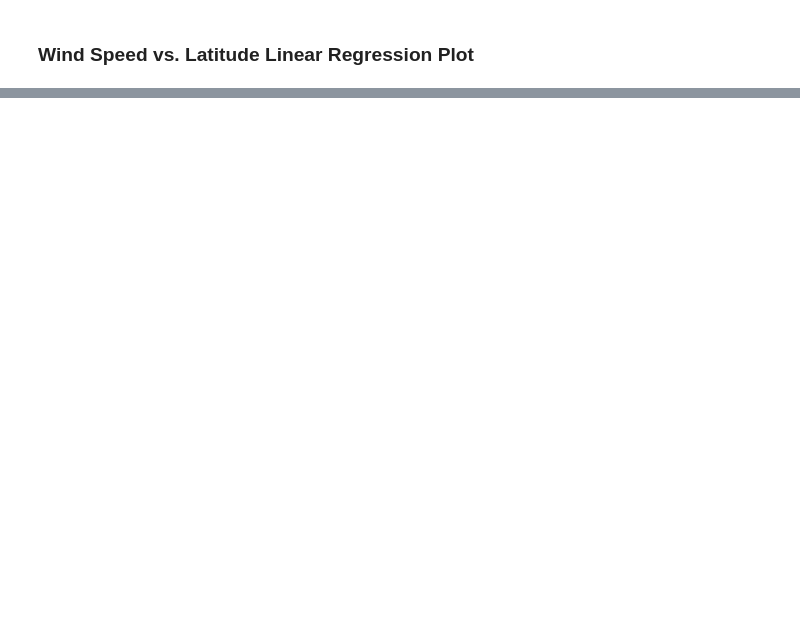
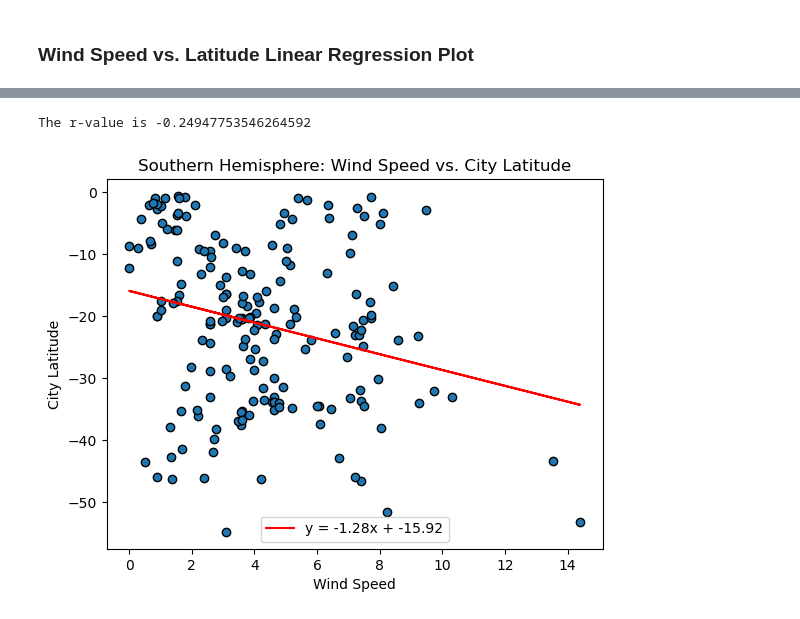
Before and after one commit to ssufi/python-api-challenge, a Jupyter notebook: Starter_Code/starter_code/WeatherPy.ipynb, the cells around one changed output, grey strips where cells are left out. Drawn from its saved outputs; the diff is of its cells as text; code cells hidden in the pictures; blank space fills up the shorter version.

```diff
--- a/Starter_Code/starter_code/WeatherPy.ipynb
+++ b/Starter_Code/starter_code/WeatherPy.ipynb
@@ -406,0 +450,23 @@ The r-value is: 0.062239040700515696
+# %%
+# Southern Hemisphere
+southern_df = city_data_df[city_data_df["Lat"] < 0]
+plt.scatter(southern_df["Wind Speed"], southern_df["Lat"], marker="o", edgecolors="black")
+
+# Incorporate the other graph properties
+plt.title("Southern Hemisphere: Wind Speed vs. City Latitude")
+plt.xlabel("Wind Speed")
+plt.ylabel("City Latitude")
+
+#Calculate Linear Regressions
+x_values = southern_df["Wind Speed"]
+y_values = southern_df["Lat"]
+(slope, intercept, rvalue, pvalue, stderr) = linregress(x_values, y_values)
+regress_values = x_values * slope + intercept
+line_eq = f"y = {round(slope, 2)}x + {round(intercept, 2)}"
+plt.plot(x_values, regress_values, "r-", label=line_eq)
+plt.legend()
+
+print(f"The r-value is {rvalue}")
+# %% [output]
+The r-value is -0.24947753546264592
+[figure, added]
```
Also changed, not shown: parts of 19 cells of this notebook, 2 other files.
